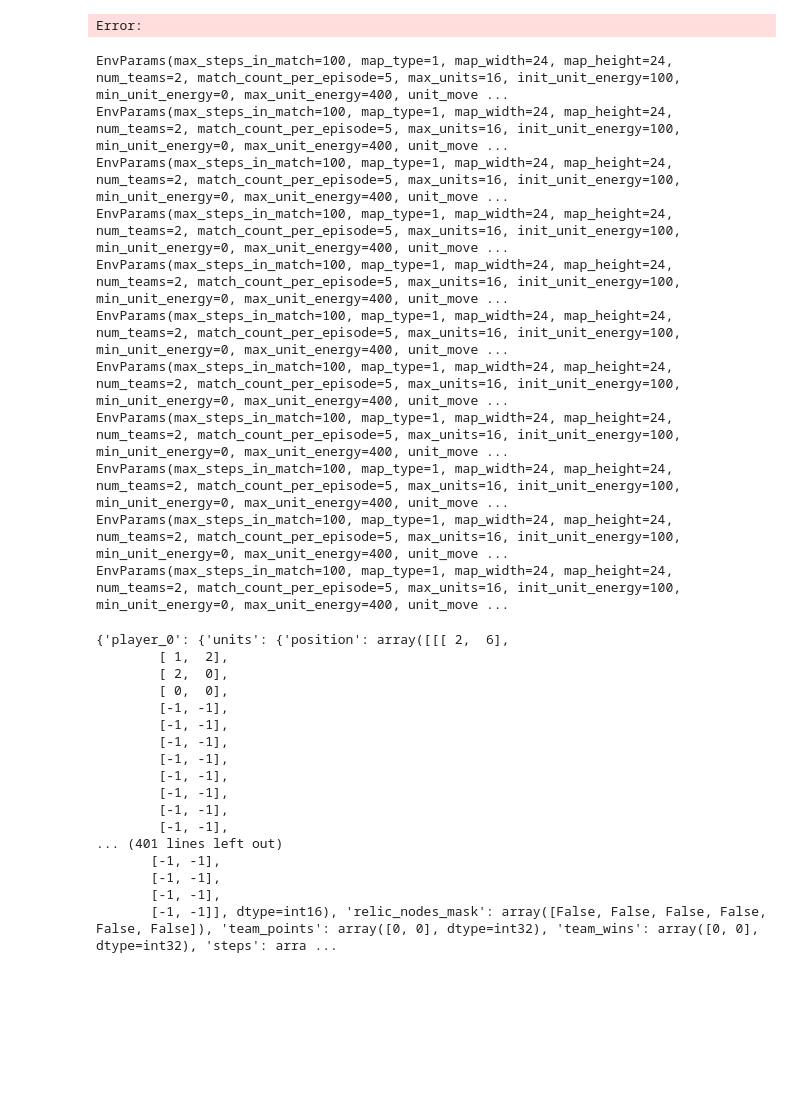
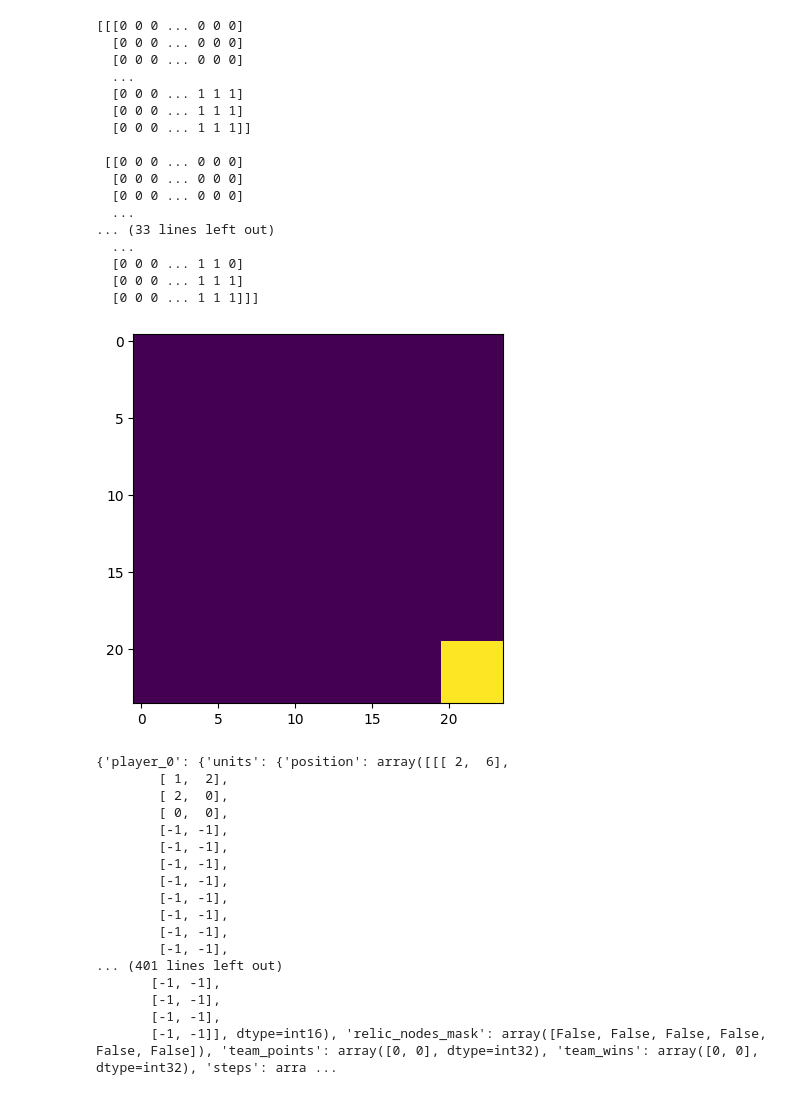
Before and after one commit to qravaux/luxai, a Jupyter notebook: test.ipynb, the cells around one changed output. Saved outputs shown, nothing was run; the diff lists cells and outputs as text; code cells hidden in the pictures; blank space fills up the shorter version.

```diff
--- a/test.ipynb
+++ b/test.ipynb
@@ -68,7 +180,7 @@ def generate_random_action(rng_key) :
 
 rng = jax.random.key(0)
 rng, key_reset, key_policy, key_step = jax.random.split(rng, 4)
-num_envs = 24
+num_envs = 512
 
 env = LuxAIS3Env(auto_reset=False)
 
@@ -250,45 +223,27 @@ tensor([[ 0.,  0.,  0.,  0.,  0.,  0.,  0.,  0.,  0.,  0.,  0.,  0.],
-# %%
-import random
-
-def random_seed(length):
-    random.seed()
-    min = 10**(length-1)
-    max = 9*min + (min-1)
-    return random.randint(min, max)
-
-for i in range(1):
-    env = LuxAIS3GymEnv(numpy_output=True)
-    obs,_ = env.reset(seed=random_seed(10))
-    for i in range(50) :
-        action = dict(
-                    player_0=np.random.randint(0,4,size=(env.env_params.max_units, 3)),
-                    player_1=np.random.randint(0,4,size=(env.env_params.max_units, 3))
-                )
-        obs, reward, terminated, truncated, info = env.step(action)
-x = torch.from_numpy(obs['player_0']['map_features']['tile_type'])
-plt.imshow(x + torch.rot90(x,2).T)
-plt.show()
-# %% [output]
-Error:
-# %%
-env = LuxAIS3GymEnv(numpy_output=True)
-ref = env.env_params
-print(ref)
-for _ in range(10) :
-    obs,_ = env.reset()
-    print(env.env_params)
-# %% [output]
-EnvParams(max_steps_in_match=100, map_type=1, map_width=24, map_height=24, num_teams=2, match_count_per_episode=5, max_units=16, init_unit_energy=100, min_unit_energy=0, max_unit_energy=400, unit_move ...
-EnvParams(max_steps_in_match=100, map_type=1, map_width=24, map_height=24, num_teams=2, match_count_per_episode=5, max_units=16, init_unit_energy=100, min_unit_energy=0, max_unit_energy=400, unit_move ...
-EnvParams(max_steps_in_match=100, map_type=1, map_width=24, map_height=24, num_teams=2, match_count_per_episode=5, max_units=16, init_unit_energy=100, min_unit_energy=0, max_unit_energy=400, unit_move ...
-EnvParams(max_steps_in_match=100, map_type=1, map_width=24, map_height=24, num_teams=2, match_count_per_episode=5, max_units=16, init_unit_energy=100, min_unit_energy=0, max_unit_energy=400, unit_move ...
-EnvParams(max_steps_in_match=100, map_type=1, map_width=24, map_height=24, num_teams=2, match_count_per_episode=5, max_units=16, init_unit_energy=100, min_unit_energy=0, max_unit_energy=400, unit_move ...
-EnvParams(max_steps_in_match=100, map_type=1, map_width=24, map_height=24, num_teams=2, match_count_per_episode=5, max_units=16, init_unit_energy=100, min_unit_energy=0, max_unit_energy=400, unit_move ...
-EnvParams(max_steps_in_match=100, map_type=1, map_width=24, map_height=24, num_teams=2, match_count_per_episode=5, max_units=16, init_unit_energy=100, min_unit_energy=0, max_unit_energy=400, unit_move ...
-EnvParams(max_steps_in_match=100, map_type=1, map_width=24, map_height=24, num_teams=2, match_count_per_episode=5, max_units=16, init_unit_energy=100, min_unit_energy=0, max_unit_energy=400, unit_move ...
-EnvParams(max_steps_in_match=100, map_type=1, map_width=24, map_height=24, num_teams=2, match_count_per_episode=5, max_units=16, init_unit_energy=100, min_unit_energy=0, max_unit_energy=400, unit_move ...
-EnvParams(max_steps_in_match=100, map_type=1, map_width=24, map_height=24, num_teams=2, match_count_per_episode=5, max_units=16, init_unit_energy=100, min_unit_energy=0, max_unit_energy=400, unit_move ...
-EnvParams(max_steps_in_match=100, map_type=1, map_width=24, map_height=24, num_teams=2, match_count_per_episode=5, max_units=16, init_unit_energy=100, min_unit_energy=0, max_unit_energy=400, unit_move ...
+# %%
+a = jnp.where(obs['player_0'].sensor_mask,1,0)
+b = jnp.flip(a,axis=[-2,-1])
+plt.imshow(b)
+print(b)
+# %% [output]
+[[[0 0 0 ... 0 0 0]
+  [0 0 0 ... 0 0 0]
+  [0 0 0 ... 0 0 0]
+  ...
+  [0 0 0 ... 1 1 1]
+  [0 0 0 ... 1 1 1]
+  [0 0 0 ... 1 1 1]]
+
+ [[0 0 0 ... 0 0 0]
+  [0 0 0 ... 0 0 0]
+  [0 0 0 ... 0 0 0]
+  ...
+... (33 lines left out)
+  ...
+  [0 0 0 ... 1 1 0]
+  [0 0 0 ... 1 1 1]
+  [0 0 0 ... 1 1 1]]]
+[figure, added]
 # %%
 env = LuxAIS3GymEnv(numpy_output=True)
 obs,_ = env.reset()
```
Also changed, not shown: parts of 16 cells of this notebook, 9 other files.
